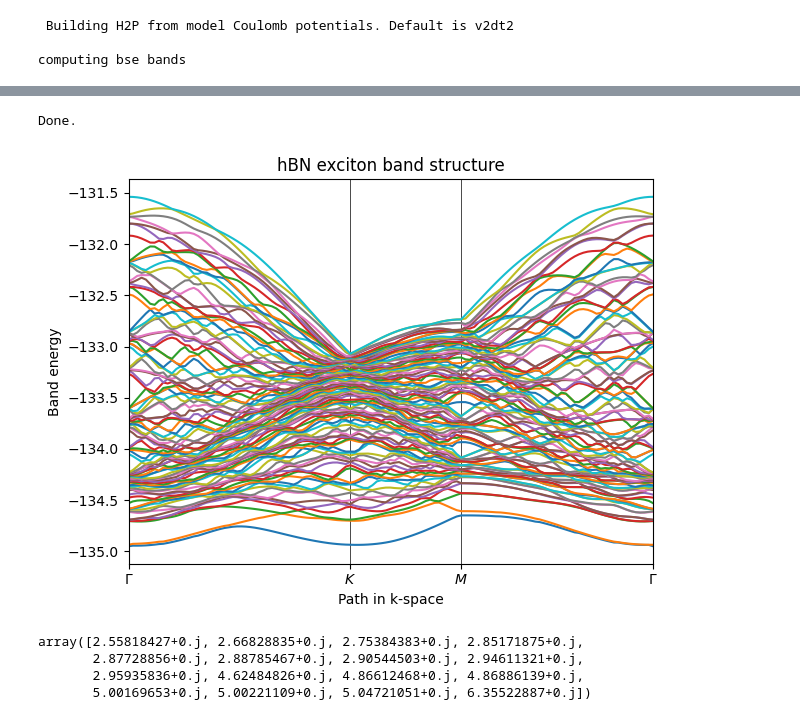
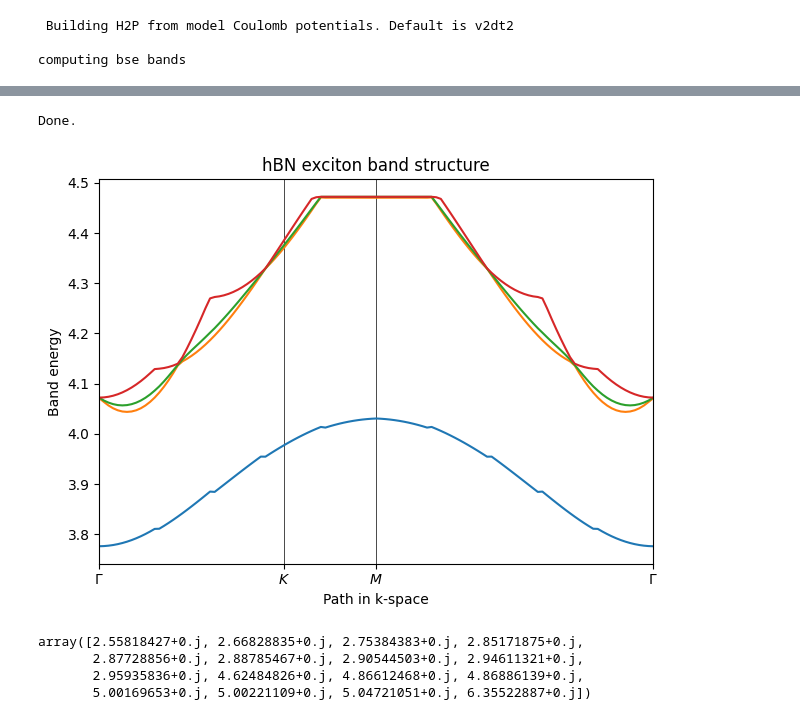
Before and after one commit to rreho/yambopy, a Jupyter notebook: wann_tests/2bands_model.ipynb, the cells around one changed output, grey strips where cells are left out. Saved outputs shown, nothing was run; the diff lists cells and outputs as text; code cells hidden in the pictures.

```diff
--- a/wann_tests/2bands_model.ipynb
+++ b/wann_tests/2bands_model.ipynb
@@ -48,7 +48,7 @@ my_model=tb_model(3,3,lat,orb)
 
 # set model parameters
 delta=2.0
-t=-1.0
+t=1.0
 
 # set on-site energies
 my_model.set_onsite([-delta,delta])
@@ -63,7 +63,7 @@ my_model.display()
 
 # generate list of k-points following a segmented path in the BZ
 # list of nodes (high-symmetry points) that will be connected
-path=[[0.,0.,0.],[2./3.,1./3,0.],[.5,.5,0.],[0.,0.,0.]]
+path=[[0.,0.,0.0],[1./3.,1./3.,0.0],[.5,.5,0.0],[0.,0.,0.0]]
 # labels of the nodes
 label=(r'$\Gamma $',r'$K$', r'$M$', r'$\Gamma $')
 # total number of interpolated k-points along the path
@@ -193,7 +314,7 @@ eigvec = eigvec.transpose(1, 2, 0)
 # Initialize H2P with this model
 model = mytb_model(pythtb_model = my_model, nc=1, nv=1, nnkp_kgrid = nnkp_kgrid, eigv = eigv, eigvec = eigvec)
 # %%
-cpot = CoulombPotentials(v0=1.00,ngrid=[10,10,1], lattice=c_lat, ediel=[1.0,10.0,1.0])
+cpot = CoulombPotentials(v0=0.00,ngrid=[10,10,1], lattice=c_lat, ediel=[1.0,1.0,1.0])
 # %% [output]
 Warning! CoulombPotentials works with atomic units and return energy in eV
 
@@ -209,6 +330,6 @@ cpot.v2dk([0.0,0.0,0.0], [0.0,0.0,0.0])
 # %%
 # we can call this only with
-h2p_tmp = H2P(model, qmpgrid = nnkp_qgrid, method = 'model', cpot = cpot,bse_bands=True, qlist=qlist,ctype='v2dk')
+h2p_tmp = H2P(model, qmpgrid = nnkp_qgrid, method = 'model', cpot = cpot,bse_bands=True, qlist=qlist,ktype='IP', K_d = 0.01, K_ex=0.01)
 # %% [output]
  Building H2P from model Coulomb potentials. Default is v2dt2
 
@@ -256,31 +381,31 @@ array([-134.95017201+0.j, -134.93573215+0.j, -134.70427494+0.j,
 # %%
 fig, ax = plt.subplots()
 # specify horizontal axis details
 # set range of horizontal axis
 ax.set_xlim(k_node[0],k_node[-1])
 # put tickmarks and labels at node positions
 ax.set_xticks(k_node)
 ax.set_xticklabels(label)
 # add vertical lines at node positions
 for n in range(len(k_node)):
   ax.axvline(x=k_node[n],linewidth=0.5, color='k')
 # put title
 ax.set_title("hBN exciton band structure")
 ax.set_xlabel("Path in k-space")
 ax.set_ylabel("Band energy")
 
 # plot first and second band
-for it in range(0,h2p_tmp.h2peigv.shape[1]):
+for it in range(0,4):#h2p_tmp.h2peigv.shape[1]):
     ax.plot(k_dist,h2p_tmp.h2peigv[:,it])
 
 # make an PDF figure of a plot
 fig.tight_layout()
 #fig.savefig("graphene.pdf")
 
 print('Done.\n')
 # %% [output]
 Done.
-[figure, old version]
+[figure, new version]
 # %%
 h2p_tmp.h2peigv[0]
 # %% [output]
```
Also changed, not shown: parts of 6 cells of this notebook, 1 other file.
